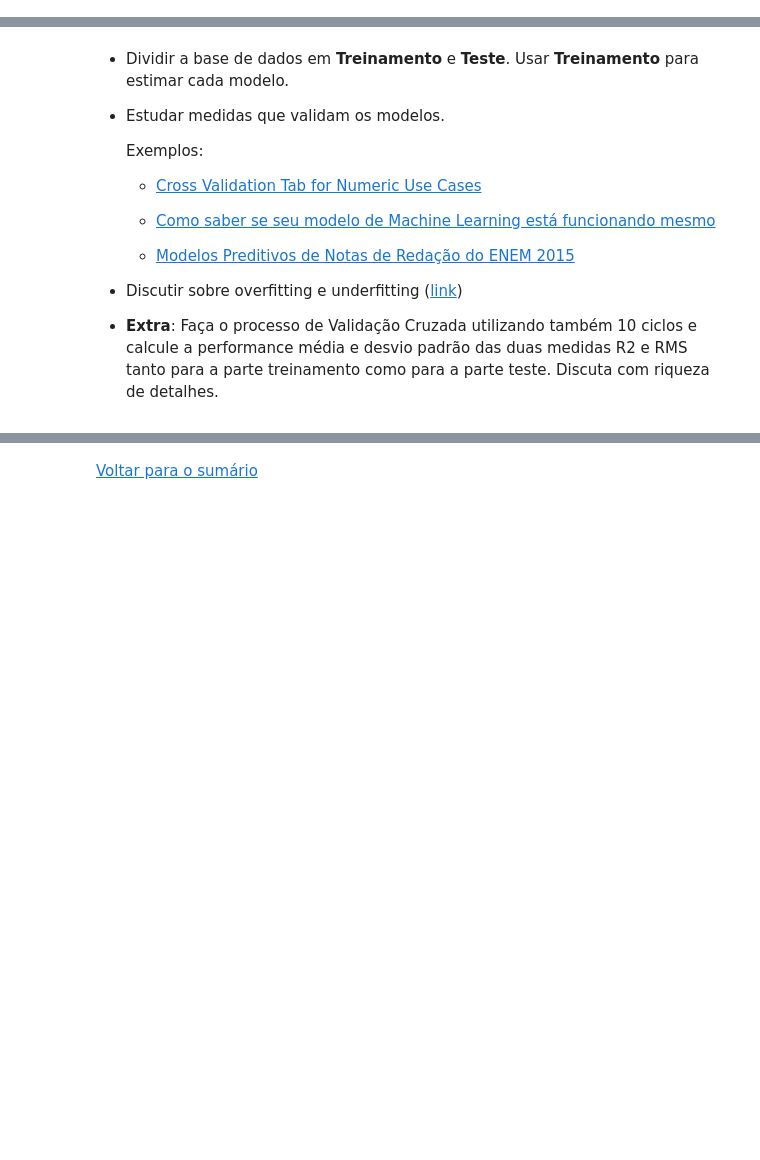
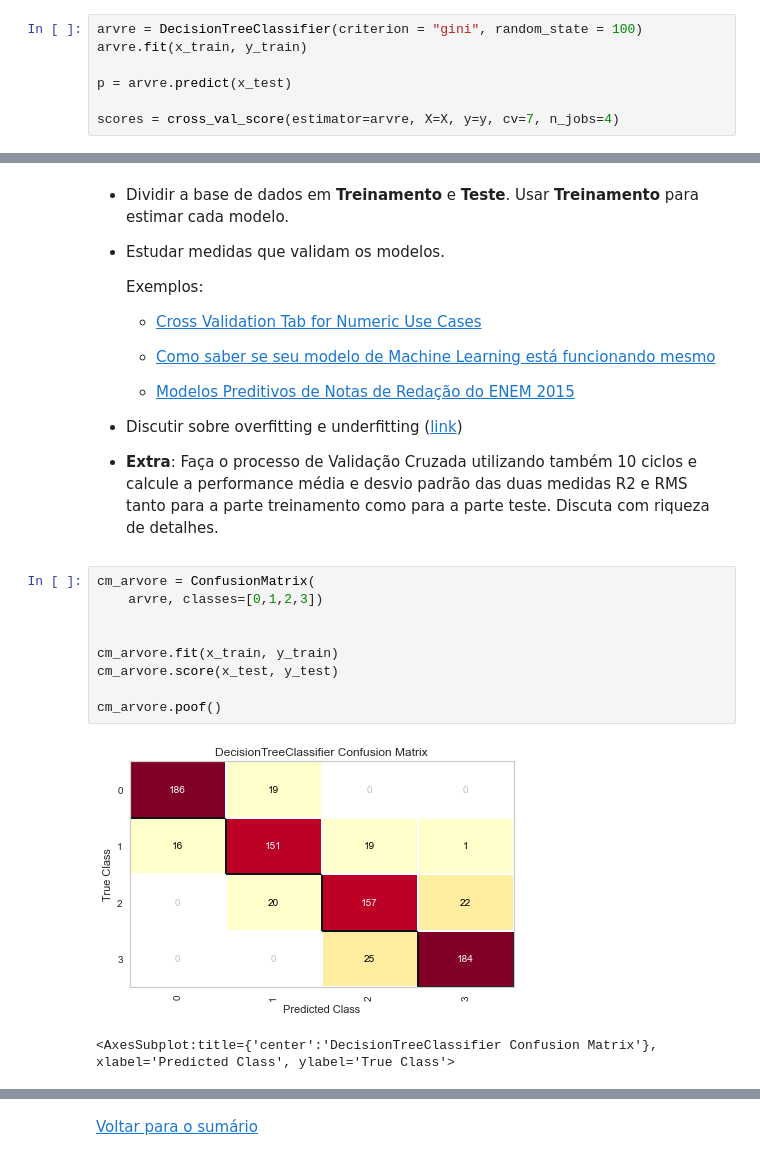
Before and after one commit to insper-classroom/22-2b-cd-p2-Bea-Kadu-Veronica, a Jupyter notebook: Relatório_celular.ipynb, the cells around one changed output, grey strips where cells are left out. Drawn from its saved outputs; the diff is of its cells as text; blank space fills up the shorter version.

```diff
--- a/Relatório_celular.ipynb
+++ b/Relatório_celular.ipynb
@@ -207,3 +210,10 @@ ___
 ## 3. Modelos de Predição
 
 Descrever e justificar pelo menos **DUAS** técnicas de predição.
+# %%
+arvre = DecisionTreeClassifier(criterion = "gini", random_state = 100)
+arvre.fit(x_train, y_train)
+
+p = arvre.predict(x_test)
+
+scores = cross_val_score(estimator=arvre, X=X, y=y, cv=7, n_jobs=4)
@@ -279,3 +287,15 @@ Calcular medidas que informam a performance de cada modelo ajustado. Para cada u
 * Discutir sobre overfitting e underfitting (<a href='https://machinelearningmastery.com/overfitting-and-underfitting-with-machine-learning-algorithms/'>link</a>)
 
 * **Extra**: Faça o processo de Validação Cruzada utilizando também 10 ciclos e calcule a performance média e desvio padrão das duas medidas R2 e RMS tanto para a parte treinamento como para a parte teste. Discuta com riqueza de detalhes.
+# %%
+cm_arvore = ConfusionMatrix(
+    arvre, classes=[0,1,2,3])
+
+
+cm_arvore.fit(x_train, y_train)
+cm_arvore.score(x_test, y_test)
+
+cm_arvore.poof()
+# %% [output]
+[figure, added]
+<AxesSubplot:title={'center':'DecisionTreeClassifier Confusion Matrix'}, xlabel='Predicted Class', ylabel='True Class'>
```
Also changed, not shown: parts of 12 cells of this notebook, 1 other file.
